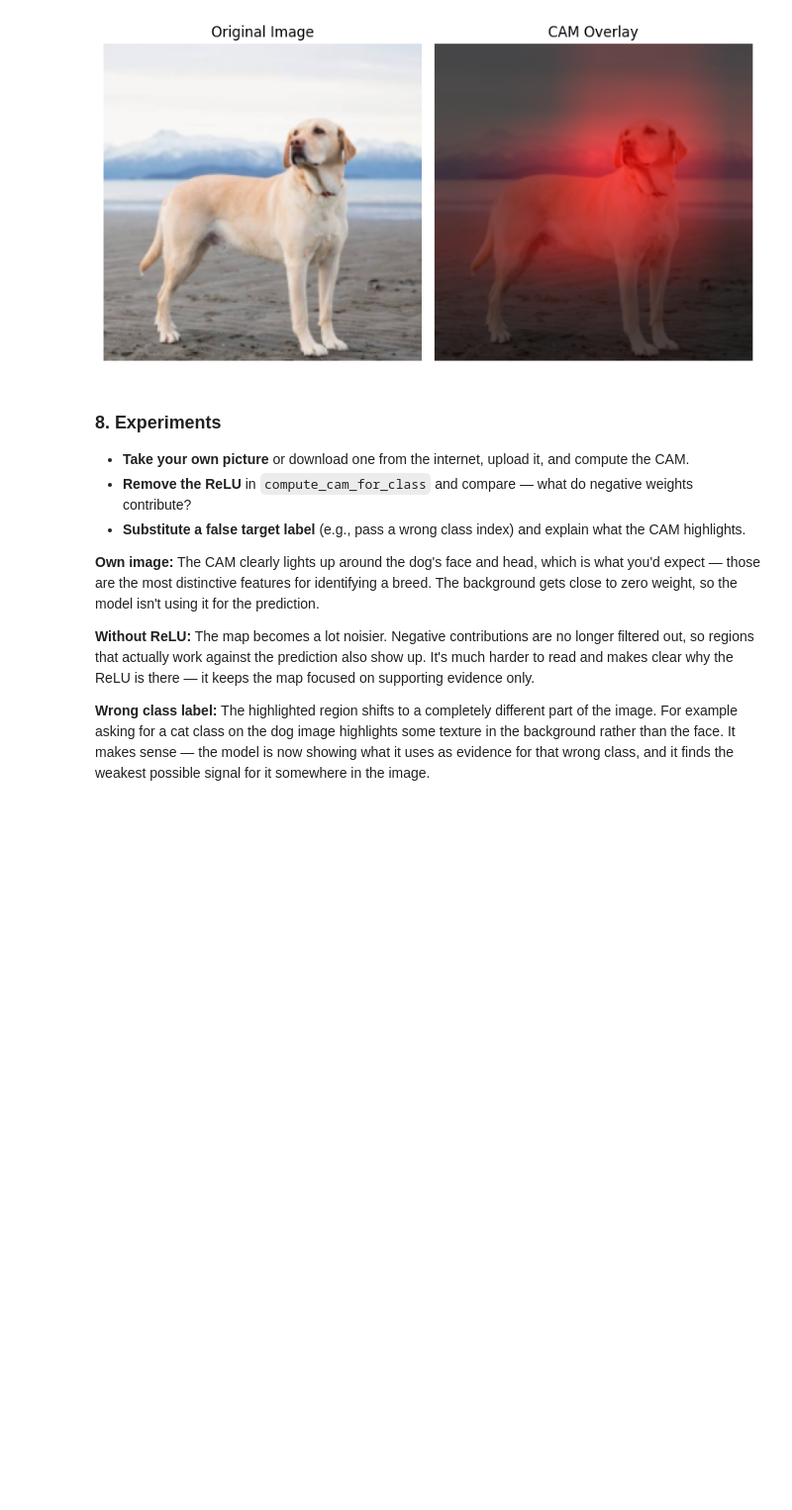
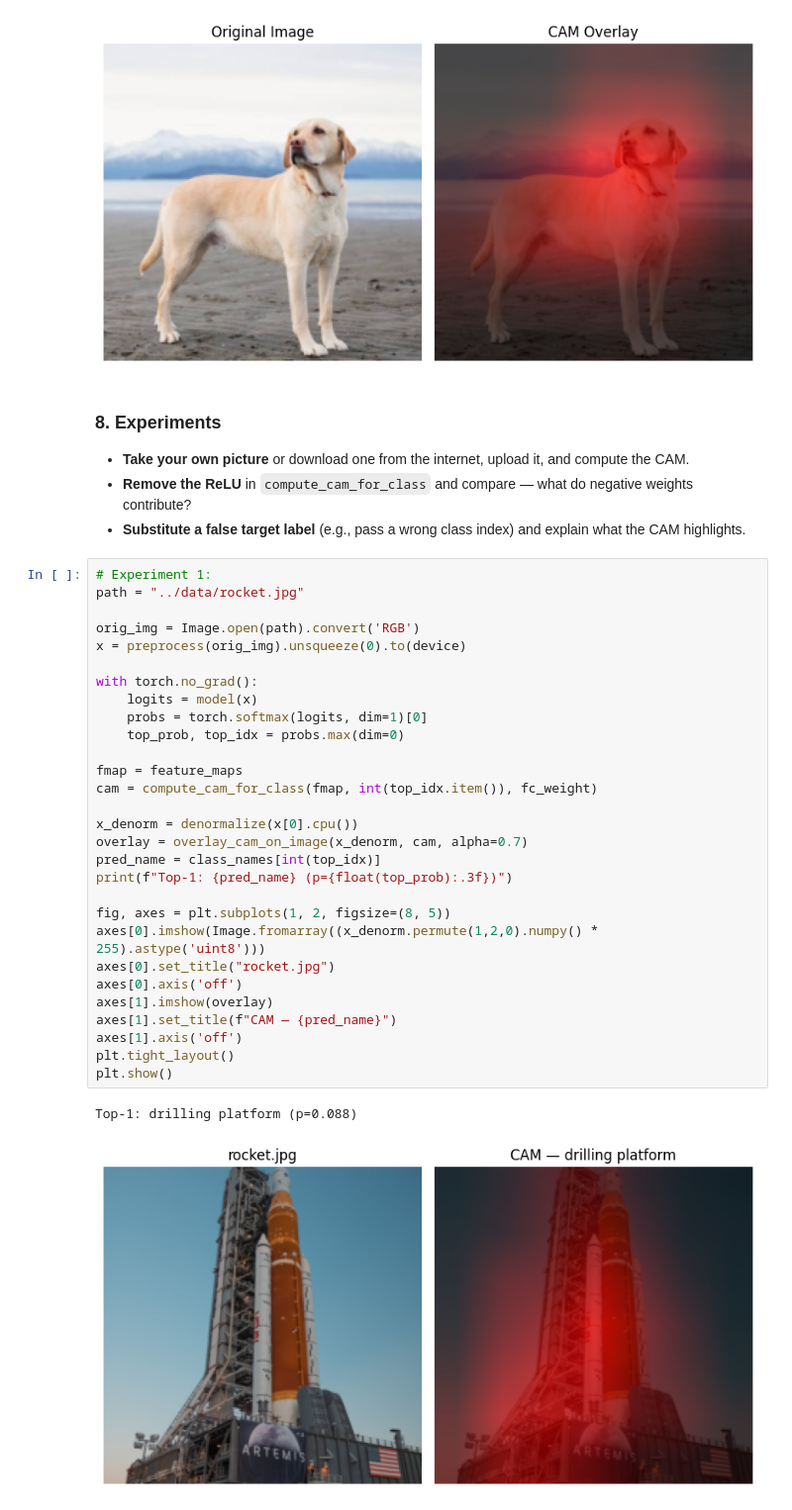
Before and after one commit to IAaron4/xai-course, a Jupyter notebook: notebooks/3CAM.ipynb, the cells around one changed output. Shown at 99% size. Drawn from its saved outputs; the diff is of its cells as text; blank space fills up the shorter version.

Commit message:
feat: update experiments

```diff
--- a/notebooks/3CAM.ipynb
+++ b/notebooks/3CAM.ipynb
@@ -152,9 +152,35 @@ Top-1: Labrador retriever (p=0.732)
 - **Take your own picture** or download one from the internet, upload it, and compute the CAM.
 - **Remove the ReLU** in `compute_cam_for_class` and compare — what do negative weights contribute?
 - **Substitute a false target label** (e.g., pass a wrong class index) and explain what the CAM highlights.
-
-**Own image:** The CAM clearly lights up around the dog's face and head, which is what you'd expect — those are the most distinctive features for identifying a breed. The background gets close to zero weight, so the model isn't using it for the prediction.
-
-**Without ReLU:** The map becomes a lot noisier. Negative contributions are no longer filtered out, so regions that actually work against the prediction also show up. It's much harder to read and makes clear why the ReLU is there — it keeps the map focused on supporting evidence only.
-
-**Wrong class label:** The highlighted region shifts to a completely different part of the image. For example asking for a cat class on the dog image highlights some texture in the background rather than the face. It makes sense — the model is now showing what it uses as evidence for that wrong class, and it finds the weakest possible signal for it somewhere in the image.
+# %%
+# Experiment 1:
+path = "../data/rocket.jpg"
+
+orig_img = Image.open(path).convert('RGB')
+x = preprocess(orig_img).unsqueeze(0).to(device)
+
+with torch.no_grad():
+    logits = model(x)
+    probs = torch.softmax(logits, dim=1)[0]
+    top_prob, top_idx = probs.max(dim=0)
+
+fmap = feature_maps
+cam = compute_cam_for_class(fmap, int(top_idx.item()), fc_weight)
+
+x_denorm = denormalize(x[0].cpu())
+overlay = overlay_cam_on_image(x_denorm, cam, alpha=0.7)
+pred_name = class_names[int(top_idx)]
+print(f"Top-1: {pred_name} (p={float(top_prob):.3f})")
+
+fig, axes = plt.subplots(1, 2, figsize=(8, 5))
+axes[0].imshow(Image.fromarray((x_denorm.permute(1,2,0).numpy() * 255).astype('uint8')))
+axes[0].set_title("rocket.jpg")
+axes[0].axis('off')
+axes[1].imshow(overlay)
+axes[1].set_title(f"CAM — {pred_name}")
+axes[1].axis('off')
+plt.tight_layout()
+plt.show()
+# %% [output]
+Top-1: drilling platform (p=0.088)
+[figure, added]
```
Also changed, not shown: parts of 5 cells of this notebook, 2 other files.
